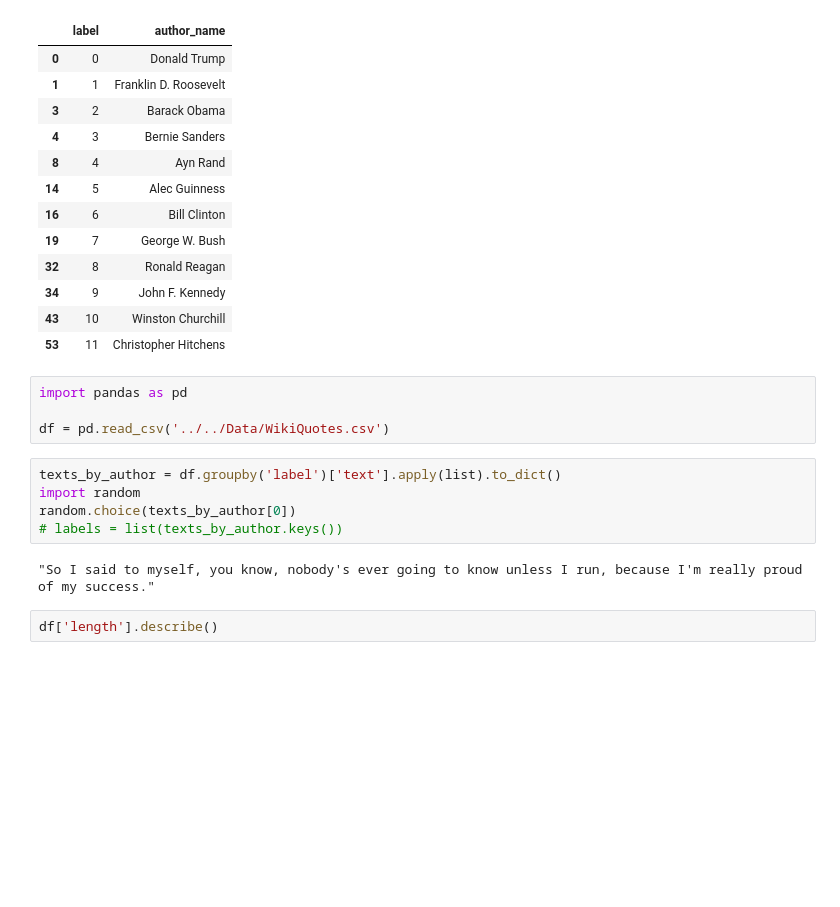
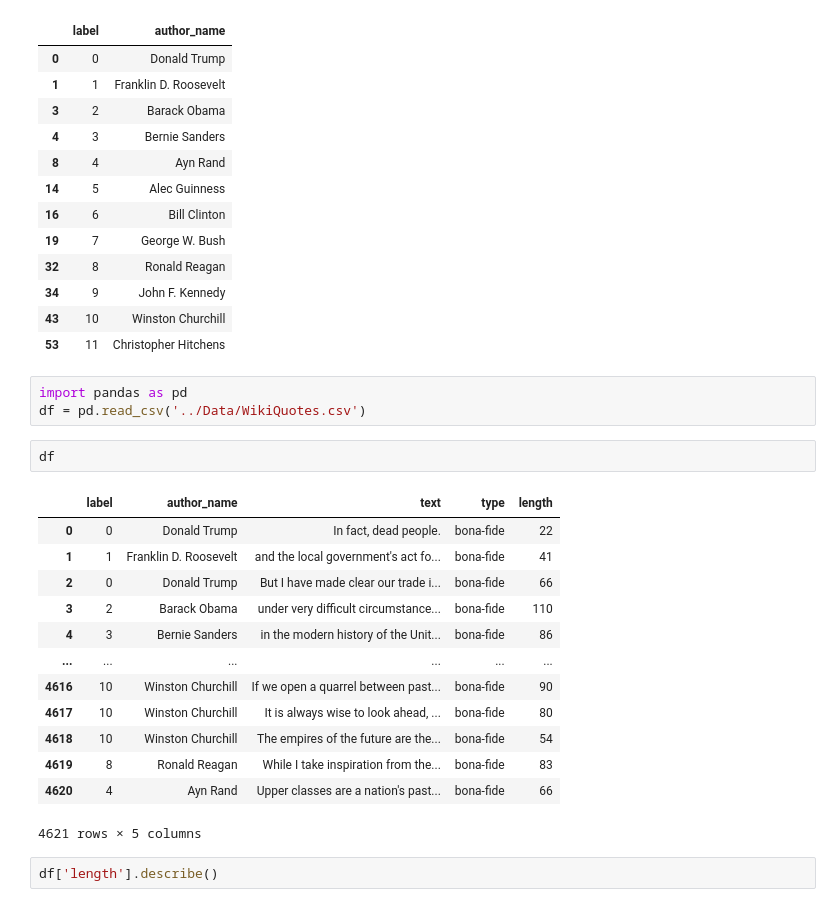
Before and after one commit to niconymanda/DADA, a Jupyter notebook: authorship_attribution/data.ipynb, the cells around one changed output. Cells and saved outputs as stored; diff of their text form; blank space fills up the shorter version.

```diff
--- a/authorship_attribution/data.ipynb
+++ b/authorship_attribution/data.ipynb
@@ -189,15 +189,23 @@ unique_pairs
 | 53 | 11 | Christopher Hitchens |
 # %%
 import pandas as pd
-
-df = pd.read_csv('../../Data/WikiQuotes.csv')
+df = pd.read_csv('../Data/WikiQuotes.csv')
-# %%
-texts_by_author = df.groupby('label')['text'].apply(list).to_dict()
-import random
-random.choice(texts_by_author[0])
-# labels = list(texts_by_author.keys())
-# %% [output]
-"So I said to myself, you know, nobody's ever going to know unless I run, because I'm really proud of my success."
+# %%
+df
+# %% [output]
+|  | label | author_name | text | type | length |
+| 0 | 0 | Donald Trump | In fact, dead people. | bona-fide | 22 |
+| 1 | 1 | Franklin D. Roosevelt | and the local government's act fo... | bona-fide | 41 |
+| 2 | 0 | Donald Trump | But I have made clear our trade i... | bona-fide | 66 |
+| 3 | 2 | Barack Obama | under very difficult circumstance... | bona-fide | 110 |
+| 4 | 3 | Bernie Sanders | in the modern history of the Unit... | bona-fide | 86 |
+| ... | ... | ... | ... | ... | ... |
+| 4616 | 10 | Winston Churchill | If we open a quarrel between past... | bona-fide | 90 |
+| 4617 | 10 | Winston Churchill | It is always wise to look ahead, ... | bona-fide | 80 |
+| 4618 | 10 | Winston Churchill | The empires of the future are the... | bona-fide | 54 |
+| 4619 | 8 | Ronald Reagan | While I take inspiration from the... | bona-fide | 83 |
+| 4620 | 4 | Ayn Rand | Upper classes are a nation's past... | bona-fide | 66 |
+4621 rows × 5 columns
 # %%
 df['length'].describe()
 # %% [output]
```
Also changed, not shown: 3 other files.
